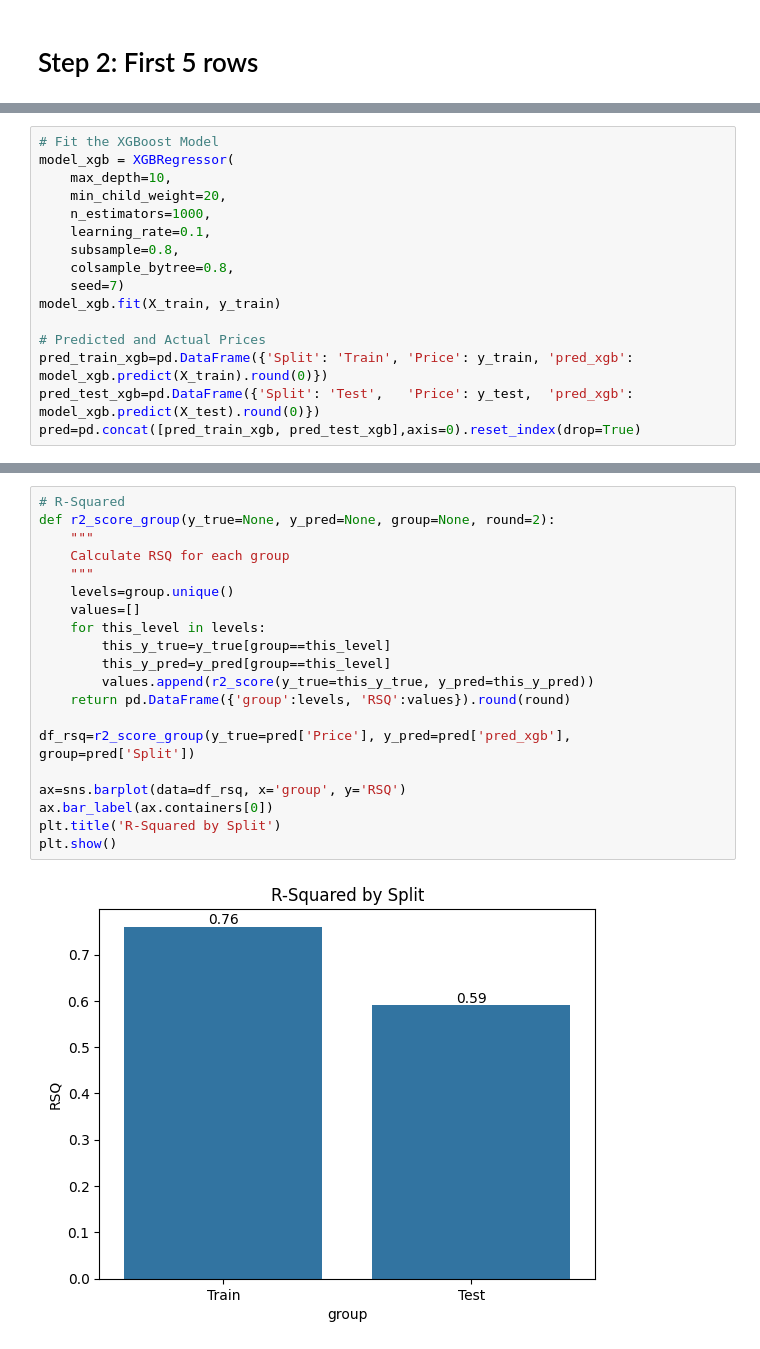
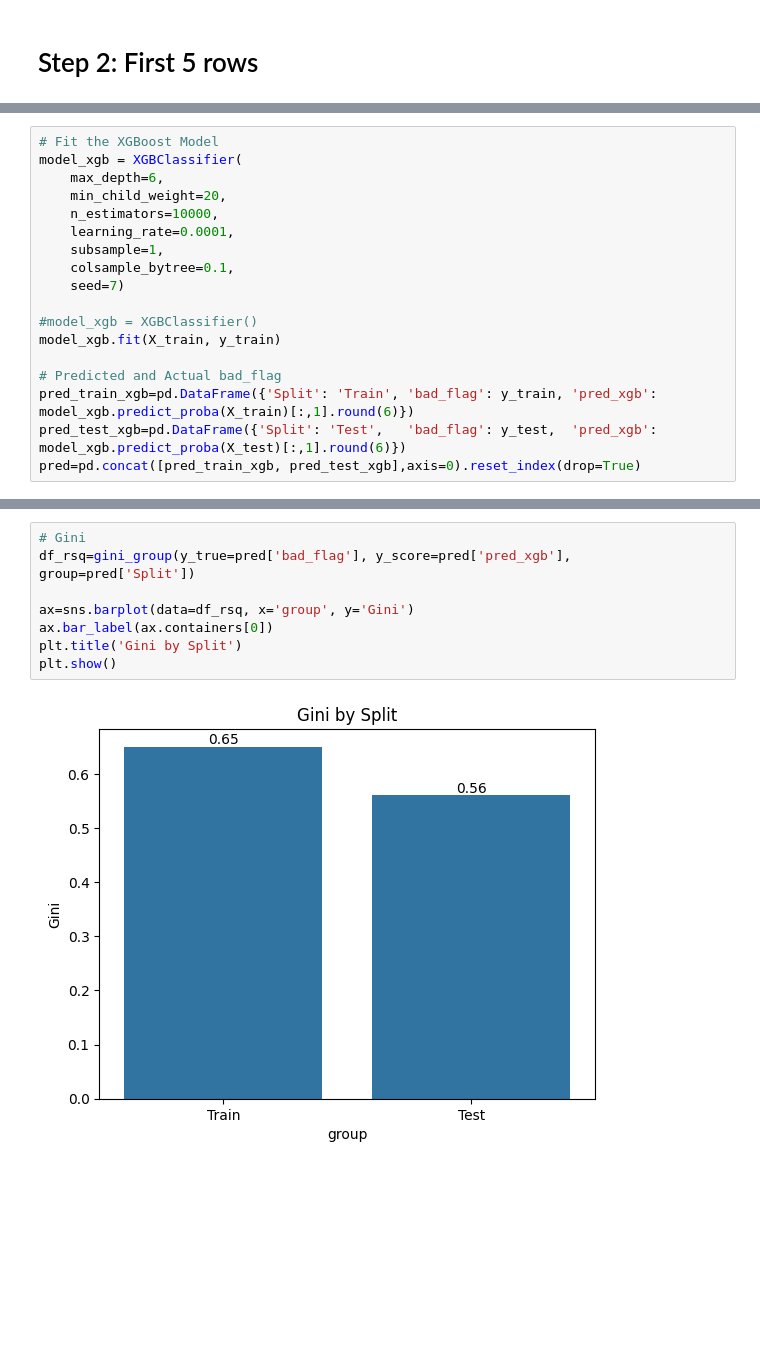
Before and after one commit to MarkThackham/portfolio, a Jupyter notebook: 03 German Credit Data/01 German Credit Data.ipynb, the cells around one changed output, grey strips where cells are left out. Cells and saved outputs as stored; diff of their text form; blank space fills up the shorter version.

```diff
--- a/03 German Credit Data/01 German Credit Data.ipynb
+++ b/03 German Credit Data/01 German Credit Data.ipynb
@@ -425,16 +405,18 @@ X_train, X_test, y_train, y_test = train_test_split(X, y, test_size=0.2, random_
 # %%
 # Fit the XGBoost Model
-model_xgb = XGBRegressor(
-    max_depth=10,
+model_xgb = XGBClassifier(
+    max_depth=6,
     min_child_weight=20,
-    n_estimators=1000,
-    learning_rate=0.1,
-    subsample=0.8,
-    colsample_bytree=0.8,
+    n_estimators=10000,
+    learning_rate=0.0001,
+    subsample=1,
+    colsample_bytree=0.1,
     seed=7)
+
+#model_xgb = XGBClassifier()
 model_xgb.fit(X_train, y_train)
 
-# Predicted and Actual Prices
-pred_train_xgb=pd.DataFrame({'Split': 'Train', 'Price': y_train, 'pred_xgb': model_xgb.predict(X_train).round(0)})
-pred_test_xgb=pd.DataFrame({'Split': 'Test',   'Price': y_test,  'pred_xgb': model_xgb.predict(X_test).round(0)})
+# Predicted and Actual bad_flag
+pred_train_xgb=pd.DataFrame({'Split': 'Train', 'bad_flag': y_train, 'pred_xgb': model_xgb.predict_proba(X_train)[:,1].round(6)})
+pred_test_xgb=pd.DataFrame({'Split': 'Test',   'bad_flag': y_test,  'pred_xgb': model_xgb.predict_proba(X_test)[:,1].round(6)})
 pred=pd.concat([pred_train_xgb, pred_test_xgb],axis=0).reset_index(drop=True)
@@ -449,22 +423,10 @@ plt.show()
 # %%
-# R-Squared
-def r2_score_group(y_true=None, y_pred=None, group=None, round=2):
-    """
-    Calculate RSQ for each group
-    """
-    levels=group.unique()
-    values=[]
-    for this_level in levels:
-        this_y_true=y_true[group==this_level]
-        this_y_pred=y_pred[group==this_level]
-        values.append(r2_score(y_true=this_y_true, y_pred=this_y_pred))
-    return pd.DataFrame({'group':levels, 'RSQ':values}).round(round)
+# Gini
+df_rsq=gini_group(y_true=pred['bad_flag'], y_score=pred['pred_xgb'], group=pred['Split'])
 
-df_rsq=r2_score_group(y_true=pred['Price'], y_pred=pred['pred_xgb'], group=pred['Split'])
-
-ax=sns.barplot(data=df_rsq, x='group', y='RSQ')
+ax=sns.barplot(data=df_rsq, x='group', y='Gini')
 ax.bar_label(ax.containers[0])
-plt.title('R-Squared by Split')
+plt.title('Gini by Split')
 plt.show()
 # %% [output]
-[figure, old version]
+[figure, new version]
```
Also changed, not shown: parts of 25 cells of this notebook.
